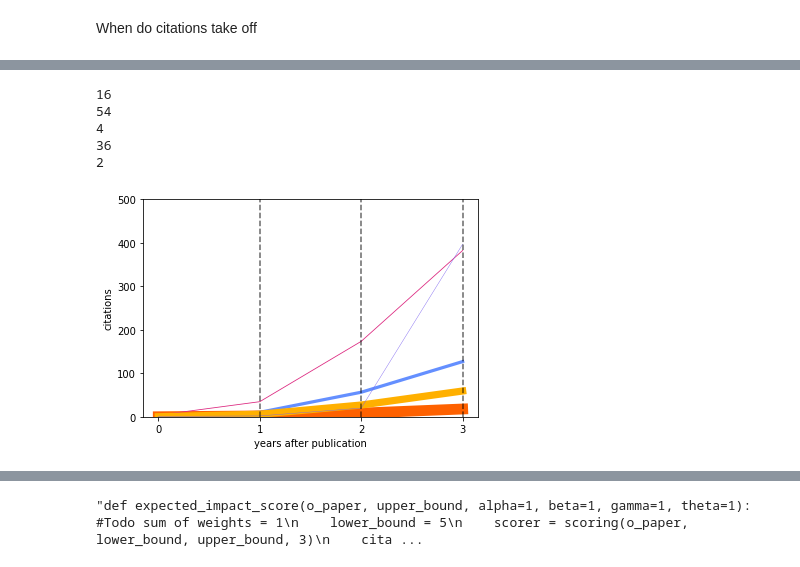
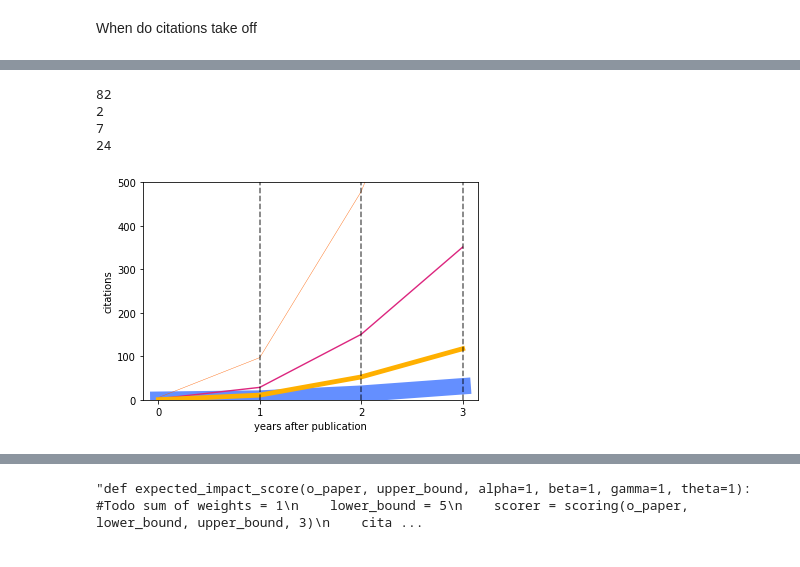
Before and after one commit to daniel-bogdoll/ad_datasets_influence, a Jupyter notebook: analysis.ipynb, the cells around one changed output, grey strips where cells are left out. Cells and saved outputs as stored; diff of their text form; code cells hidden in the pictures.

```diff
--- a/analysis.ipynb
+++ b/analysis.ipynb
@@ -15,7 +15,7 @@ import statsmodels.api as sm
 # %%
 wd = os.getcwd()
 wd = wd.replace('.ipynb_checkpoints', '')
-directory = os.path.join(wd, 'data', 'requests')
+directory = os.path.join(wd, 'data', 'requests4')
 retrieved_data =  []
 names = []
 for file in os.listdir(directory):
@@ -56,0 +114,6 @@ names[0]
+# %%
+impact_year = 9
+ind_paper = 0
+print(retrieved_data[ind_paper]['id'])
+scorer = scoring(retrieved_data[ind_paper], 200, 0, impact_year)
+print(impact_year, retrieved_data[ind_paper]['paperInfo']['year']+impact_year, scorer.just_citations_non_cumulative())
@@ -110,0 +149,4 @@ class scoring:
+# %%
+# 6 - camvid has some problem returns nones
+for paper in retrieved_data:
+    print(paper['id'], paper['citationCount'])
@@ -214,31 +313,30 @@ plt.show()
 # %%
-kmeans = KMeans(n_clusters=5, random_state=0).fit(data)
+kmeans = KMeans(n_clusters=4, random_state=0).fit(data)
 clusters = kmeans.cluster_centers_
 colors = ['#648fff', '#fe6100', '#dc267f', '#ffb000', '#785ef0', '#A740AE'] #
 labels = pd.Series(kmeans.labels_)
 labels = labels.value_counts(ascending=True).sort_index()
 for label, cluster in enumerate(clusters):
     plt.plot([*range(0, cluster.shape[0])], cluster, alpha=1, label=label, color=colors[label] ,lw=labels.iloc[label]/5)
     print(labels.iloc[label])
 y_lim = 500
 plt.ylim(0, y_lim)
 plt.vlines(1, 0, y_lim, colors='black', linestyles='dashed', alpha=0.6)
 plt.vlines(2, 0, y_lim, colors='black', linestyles='dashed', alpha=0.6)
 plt.vlines(3, 0, y_lim, colors='black', linestyles='dashed', alpha=0.6)
 plt.xticks([*range(0, cluster.shape[0])])
 plt.ylabel('citations')
 plt.xlabel('years after publication')
 #plt.title('Centers of Clusters from k-Means')
-plt.savefig('citations_clustering.pdf', bbox_inches='tight')
+plt.savefig('output/citations_clustering.pdf', bbox_inches='tight')
 #plt.legend()
 #plt.hlines(50, 0, 5, linestyles='dashed', color='black')
 plt.show()
 # %% [output]
-16
-54
-4
-36
+82
 2
+7
+24
-[figure, old version]
+[figure, new version]
 # %%
 #np.lexsort((kmeans.cluster_centers_[:,-1]))
```
Also changed, not shown: parts of 43 cells of this notebook, 7 other files.
